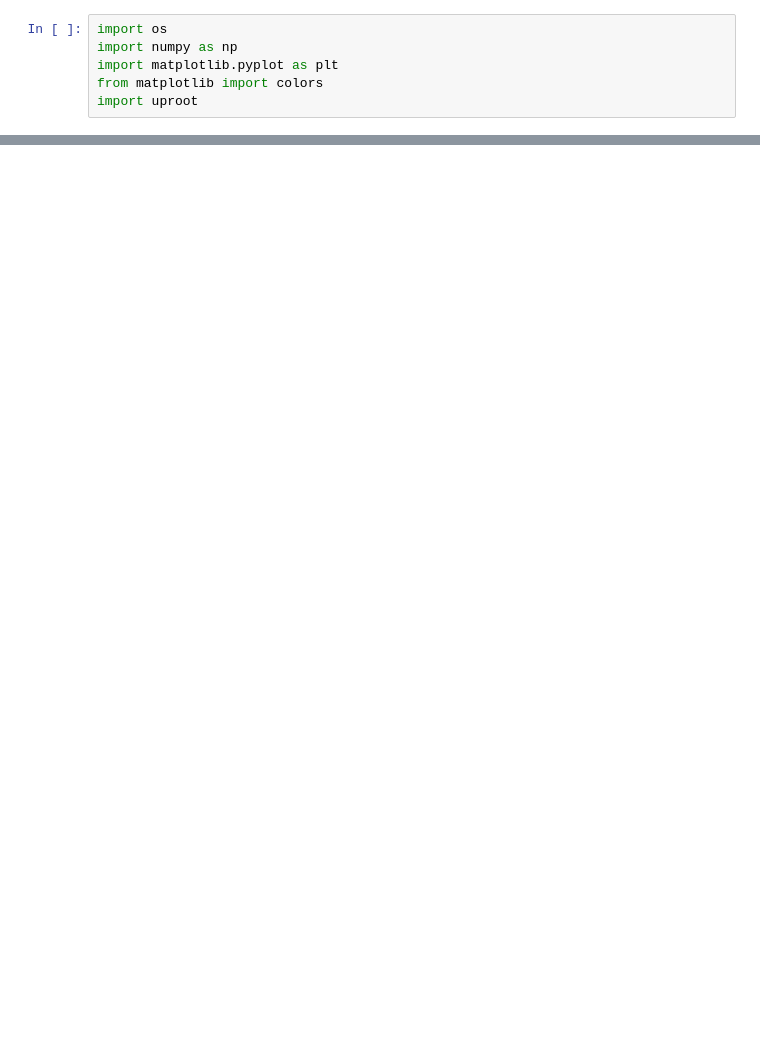
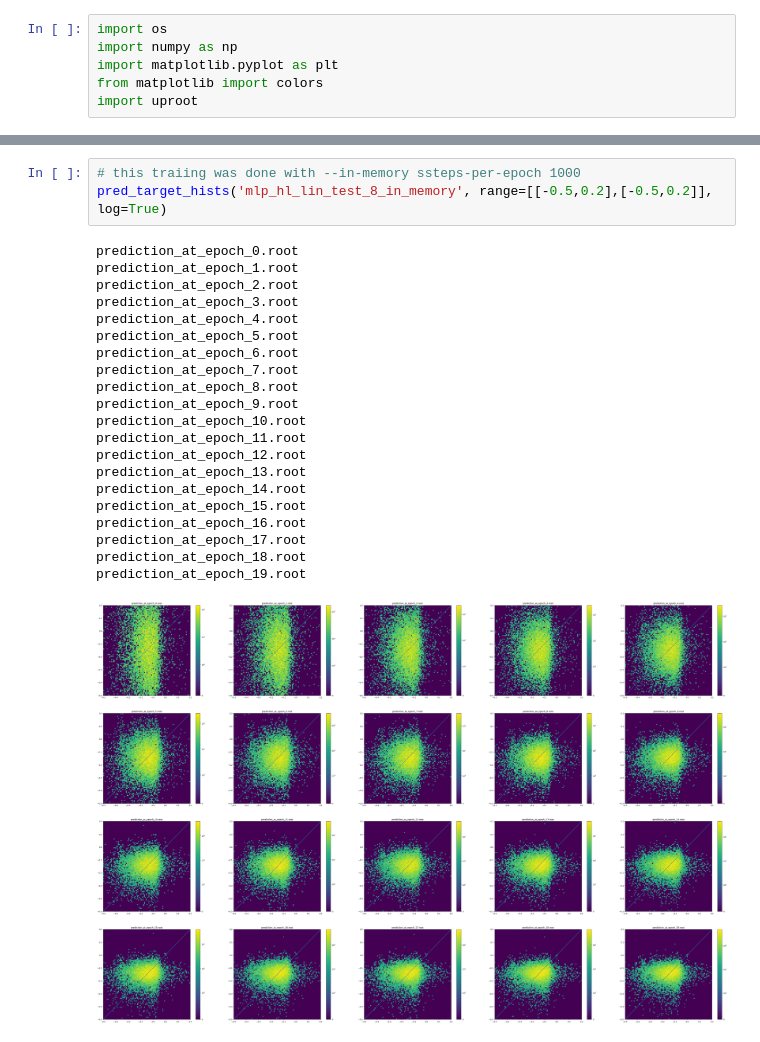
Before and after one commit to HephyAnalysisSW/ParticleNet4EFT, a Jupyter notebook: plot_predict_output.ipynb, the cells around one changed output, grey strips where cells are left out. Drawn from its saved outputs; the diff is of its cells as text; blank space fills up the shorter version.

```diff
--- a/plot_predict_output.ipynb
+++ b/plot_predict_output.ipynb
@@ -30,0 +49,25 @@ pred_target_hists('mlp_hl_lin_v5', range=[[-0.5,0.2],[-0.5,0.2]], log=True)
+# %%
+# this traiing was done with --in-memory ssteps-per-epoch 1000
+pred_target_hists('mlp_hl_lin_test_8_in_memory', range=[[-0.5,0.2],[-0.5,0.2]], log=True)
+# %% [output]
+prediction_at_epoch_0.root
+prediction_at_epoch_1.root
+prediction_at_epoch_2.root
+prediction_at_epoch_3.root
+prediction_at_epoch_4.root
+prediction_at_epoch_5.root
+prediction_at_epoch_6.root
+prediction_at_epoch_7.root
+prediction_at_epoch_8.root
+prediction_at_epoch_9.root
+prediction_at_epoch_10.root
+prediction_at_epoch_11.root
+prediction_at_epoch_12.root
+prediction_at_epoch_13.root
+prediction_at_epoch_14.root
+prediction_at_epoch_15.root
+prediction_at_epoch_16.root
+prediction_at_epoch_17.root
+prediction_at_epoch_18.root
+prediction_at_epoch_19.root
+[figure, added]
```
Also changed, not shown: parts of 7 cells of this notebook.
